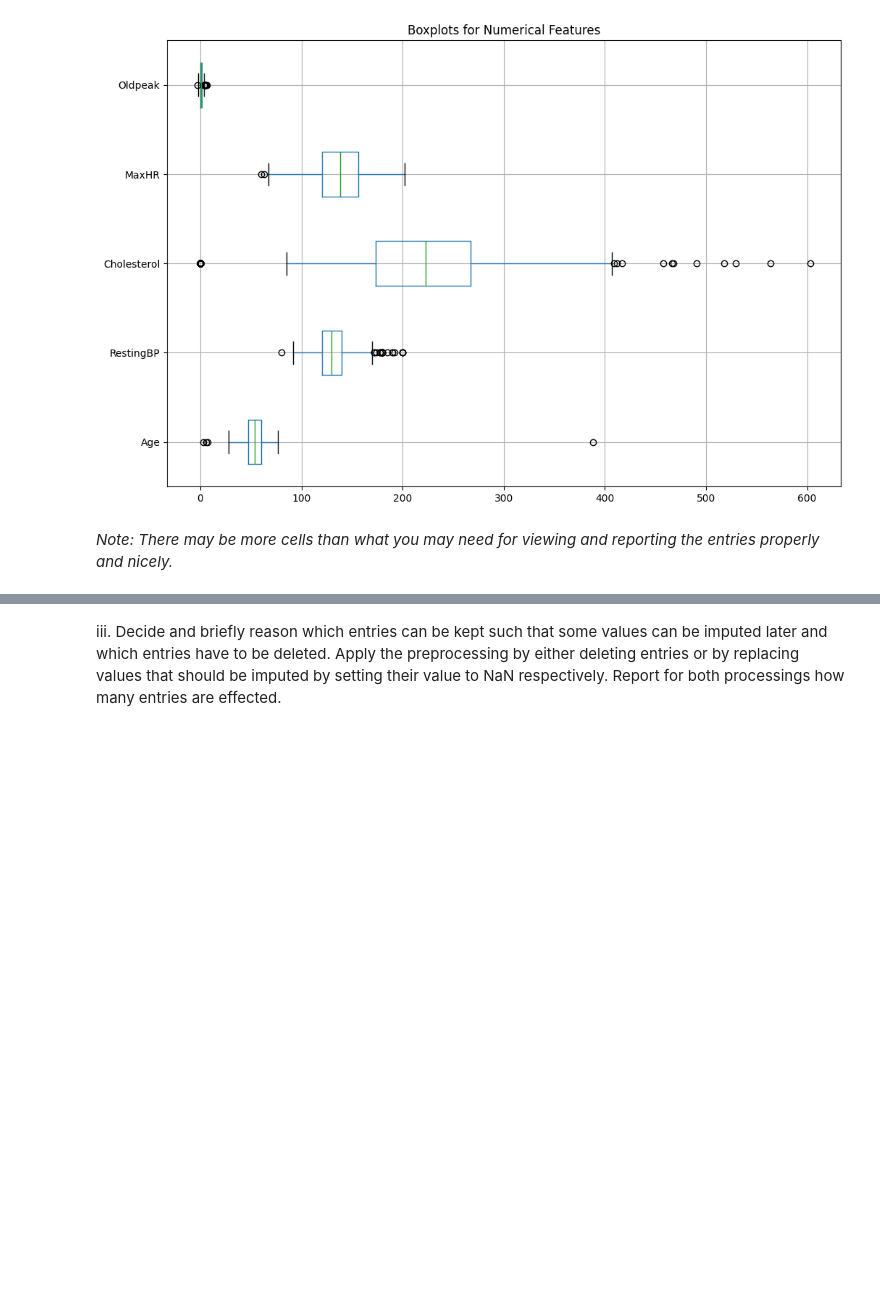
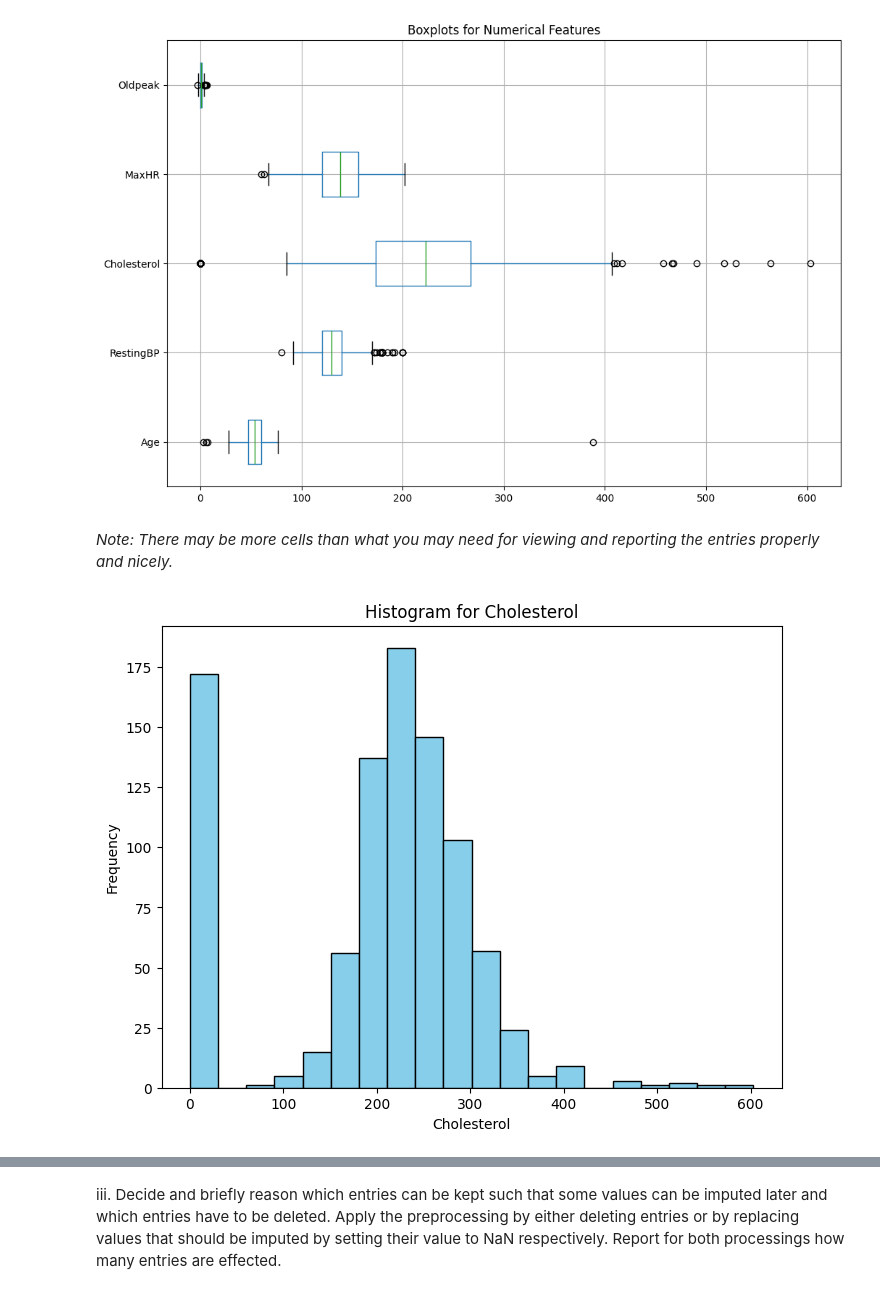
Before and after one commit to sillyduckyluck/IDS_part_2, a Jupyter notebook: Part_2/Q1_Preprocessing_Visualization.ipynb, the cells around one changed output, grey strips where cells are left out. Drawn from its saved outputs; the diff is of its cells as text; code cells hidden in the pictures; blank space fills up the shorter version.

```diff
--- a/Part_2/Q1_Preprocessing_Visualization.ipynb
+++ b/Part_2/Q1_Preprocessing_Visualization.ipynb
@@ -123,5 +123,6 @@ heart_df[categorical_columns] = heart_df[categorical_columns].astype('category')
 boolean_columns = ['FastingBS', 'HeartDisease']
 heart_df[boolean_columns] = heart_df[boolean_columns].astype(bool)
 heart_df['ExerciseAngina'] = heart_df['ExerciseAngina'].map({'Y': True, 'N': False})
+heart_df['ExerciseAngina'] = heart_df['ExerciseAngina'].astype(bool)
 # %%
 # Checking again by visualizing data types
@@ -171,12 +179,15 @@ plt.show()
 _Note: There may be more cells than what you may need for viewing and reporting the entries properly and nicely._
 # %%
 # Potential viewing and reporting of outlier entries
+column_to_view= 'Cholesterol'
 column_data_type = heart_df[column_to_view].dtype
 plt.figure(figsize=(8, 6))
 plt.hist(heart_df[column_to_view].dropna(), bins=20, color='skyblue', edgecolor='black')
 plt.title(f'Histogram for {column_to_view}')
 plt.xlabel(column_to_view)
 plt.ylabel('Frequency')
 plt.show()
+# %% [output]
+[figure, added]
 # %%
 # Potential viewing and reporting of outlier entries
```
Also changed, not shown: parts of 17 cells of this notebook.
